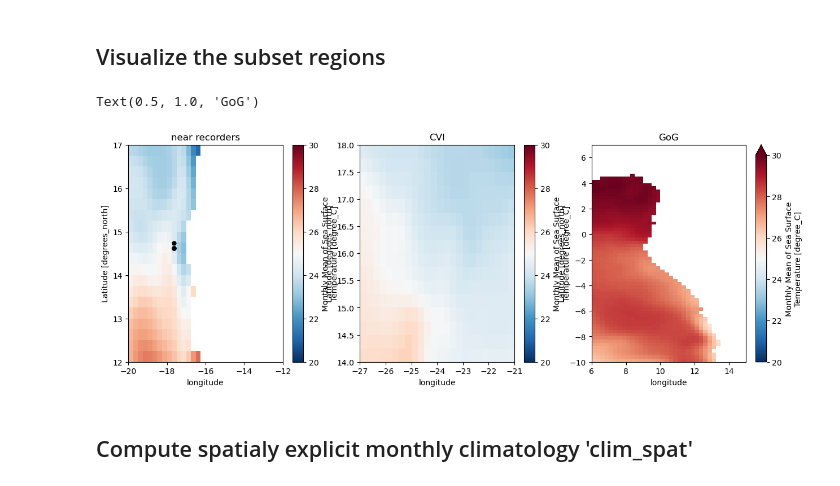
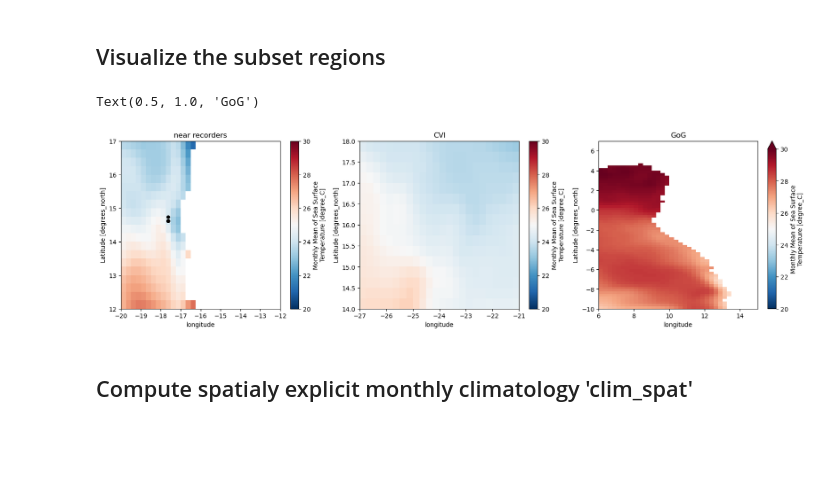
Before and after one commit to dpendleton1/Dakar-Humpback, a Jupyter notebook: oisst-erddap-modify.ipynb, the cells around one changed output. Drawn from its saved outputs; the diff is of its cells as text; code cells hidden in the pictures; blank space fills up the shorter version.

Commit message:
trying to learn plotting

```diff
--- a/oisst-erddap-modify.ipynb
+++ b/oisst-erddap-modify.ipynb
@@ -232,24 +232,26 @@ Attributes: (12/13)
 # %% [markdown]
 ## Visualize the subset regions
 # %%
-fig, ax = plt.subplots(1, 3, figsize=(15, 5))
+fig, axs = plt.subplots(1, 3, figsize=(20, 5))
 
-# Plot 1:
-ds_rec.sel(time = "2023-05").plot(ax = ax[0], cmap = colormap, vmin = 20, vmax = 30)
-ax[0].plot(deployment0101_lon, deployment0101_lat, marker='o', color='k', markersize=5)
-ax[0].plot(deployment0102_lon, deployment0102_lat, marker='o', color='k', markersize=5)
-ax[0].plot(deployment0103_lon, deployment0103_lat, marker='o', color='k', markersize=5)
-ax[0].plot(deployment020102_lon, deployment020102_lat, marker='o', color='k', markersize=5)
-ax[0].set_title('near recorders')
+#ds_bigbox.sel(time = "2023-05").plot(ax = axs[0], cmap = colormap, vmin = 20, vmax = 30)
+#axs[0].set_title('Large Region')
 
-ds_cvi.sel(time = "2023-05").plot(ax = ax[1], cmap = colormap, vmin = 20, vmax = 30)
-ax[1].set_title('CVI')
+ds_rec.sel(time = "2023-05").plot(ax = axs[0], cmap = colormap, vmin = 20, vmax = 30)
+axs[0].plot(deployment0101_lon, deployment0101_lat, marker='o', color='k', markersize=5)
+axs[0].plot(deployment0102_lon, deployment0102_lat, marker='o', color='k', markersize=5)
+axs[0].plot(deployment0103_lon, deployment0103_lat, marker='o', color='k', markersize=5)
+axs[0].plot(deployment020102_lon, deployment020102_lat, marker='o', color='k', markersize=5)
+axs[0].set_title('near recorders')
 
-ds_gog.sel(time = "2023-05").plot(ax = ax[2], cmap = colormap, vmin = 20, vmax = 30)
-ax[2].set_title('GoG')
+ds_cvi.sel(time = "2023-05").plot(ax = axs[1], cmap = colormap, vmin = 20, vmax = 30)
+axs[1].set_title('CVI')
+
+ds_gog.sel(time = "2023-05").plot(ax = axs[2], cmap = colormap, vmin = 20, vmax = 30)
+axs[2].set_title('GoG')
 # %% [output]
 Text(0.5, 1.0, 'GoG')
-[figure, old version]
+[figure, new version]
 # %% [markdown]
 ## Compute spatialy explicit monthly climatology 'clim_spat'
 # %%
```
Also changed, not shown: parts of 8 cells of this notebook.
